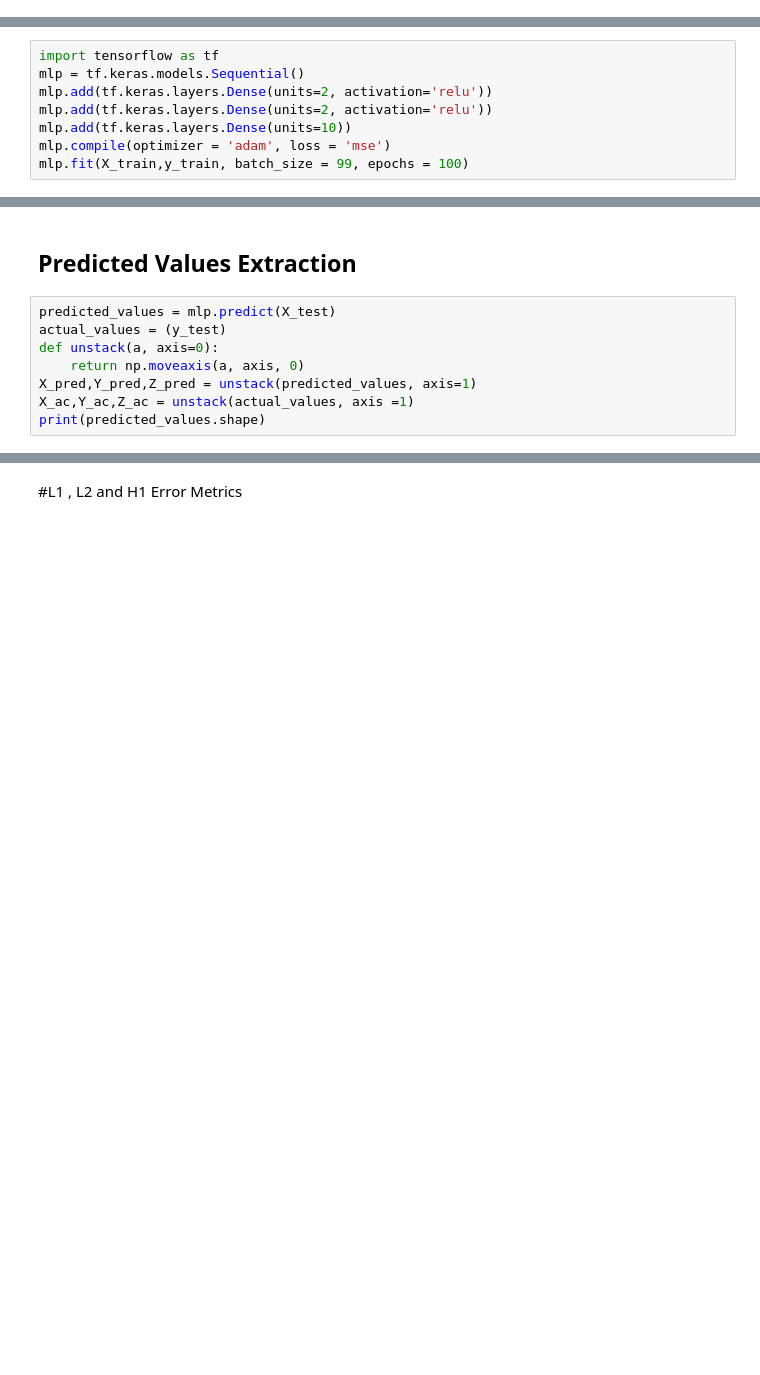
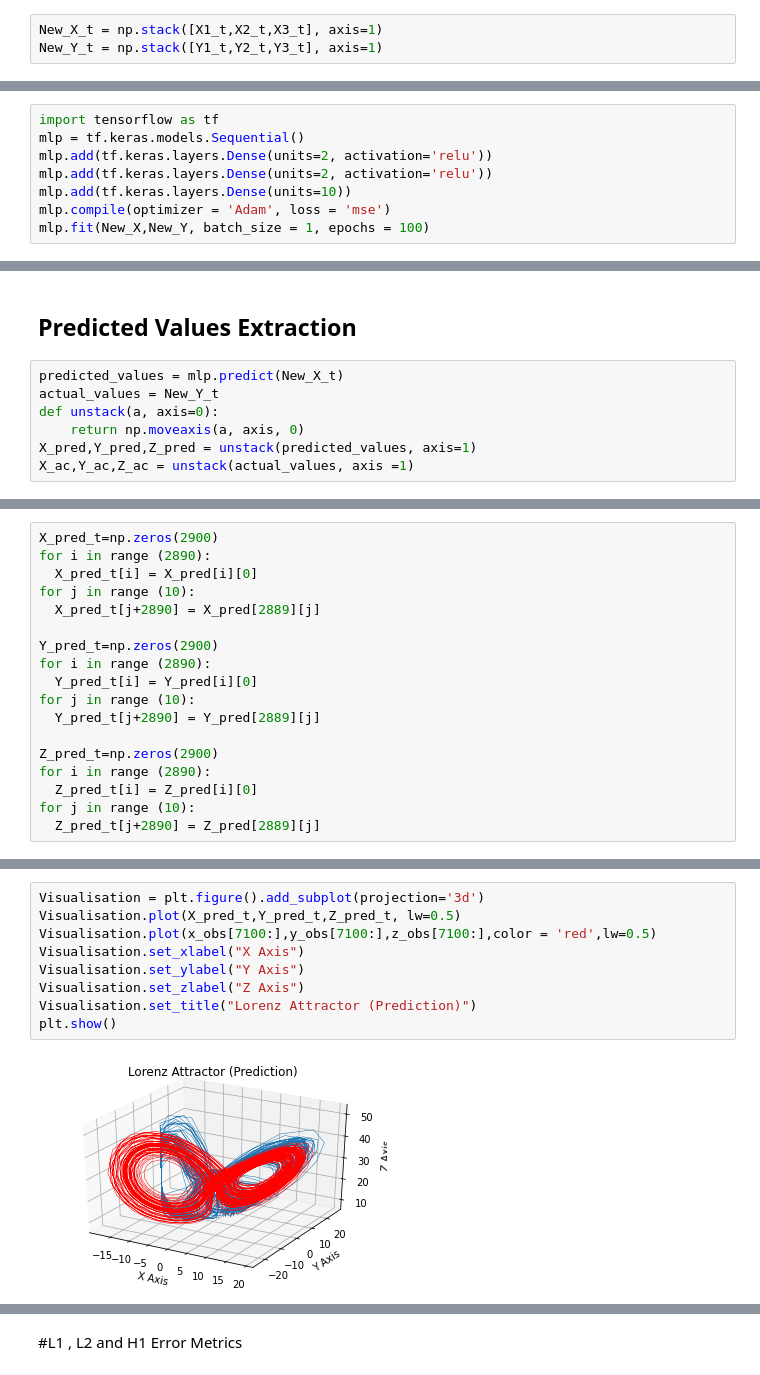
Before and after one commit to akarsh1207/Time-Series-Forecasting-and-Filtering, a Jupyter notebook: Lorenz_+_Rosslers_Attractors_+_Noise.ipynb, the cells around one changed output, grey strips where cells are left out. Cells and saved outputs as stored; diff of their text form; blank space fills up the shorter version.

```diff
--- a/Lorenz_+_Rosslers_Attractors_+_Noise.ipynb
+++ b/Lorenz_+_Rosslers_Attractors_+_Noise.ipynb
@@ -395,3 +350,6 @@ X_train, X_test, y_train, y_test = train_test_split(New_X, New_Y, test_size = 0.
+# %%
+New_X_t = np.stack([X1_t,X2_t,X3_t], axis=1)
+New_Y_t = np.stack([Y1_t,Y2_t,Y3_t], axis=1)
 # %% [markdown]
 #MLP Model Unfiltered
 ___
@@ -403,7 +361,7 @@ mlp = tf.keras.models.Sequential()
 mlp.add(tf.keras.layers.Dense(units=2, activation='relu'))
 mlp.add(tf.keras.layers.Dense(units=2, activation='relu'))
 mlp.add(tf.keras.layers.Dense(units=10))
-mlp.compile(optimizer = 'adam', loss = 'mse')
-mlp.fit(X_train,y_train, batch_size = 99, epochs = 100)
+mlp.compile(optimizer = 'Adam', loss = 'mse')
+mlp.fit(New_X,New_Y, batch_size = 1, epochs = 100)
 # %% [output]
 Epoch 1/100
@@ -427,10 +385,9 @@ Epoch 100/100
 # %% [markdown]
 ## Predicted Values Extraction
 # %%
-predicted_values = mlp.predict(X_test)
-actual_values = (y_test)
+predicted_values = mlp.predict(New_X_t)
+actual_values = New_Y_t
 def unstack(a, axis=0):
     return np.moveaxis(a, axis, 0)
 X_pred,Y_pred,Z_pred = unstack(predicted_values, axis=1)
 X_ac,Y_ac,Z_ac = unstack(actual_values, axis =1)
-print(predicted_values.shape)
@@ -438,0 +394,18 @@ print(predicted_values.shape)
+# %%
+X_pred_t=np.zeros(2900)
+for i in range (2890):
+  X_pred_t[i] = X_pred[i][0]
+for j in range (10):
+  X_pred_t[j+2890] = X_pred[2889][j]
+
+Y_pred_t=np.zeros(2900)
+for i in range (2890):
+  Y_pred_t[i] = Y_pred[i][0]
+for j in range (10):
+  Y_pred_t[j+2890] = Y_pred[2889][j]
+
+Z_pred_t=np.zeros(2900)
+for i in range (2890):
+  Z_pred_t[i] = Z_pred[i][0]
+for j in range (10):
+  Z_pred_t[j+2890] = Z_pred[2889][j]
@@ -438,0 +420,11 @@ print(predicted_values.shape)
+# %%
+Visualisation = plt.figure().add_subplot(projection='3d')
+Visualisation.plot(X_pred_t,Y_pred_t,Z_pred_t, lw=0.5)
+Visualisation.plot(x_obs[7100:],y_obs[7100:],z_obs[7100:],color = 'red',lw=0.5)
+Visualisation.set_xlabel("X Axis")
+Visualisation.set_ylabel("Y Axis")
+Visualisation.set_zlabel("Z Axis")
+Visualisation.set_title("Lorenz Attractor (Prediction)")
+plt.show()
+# %% [output]
+[figure, added]
```
Also changed, not shown: parts of 78 cells of this notebook.
